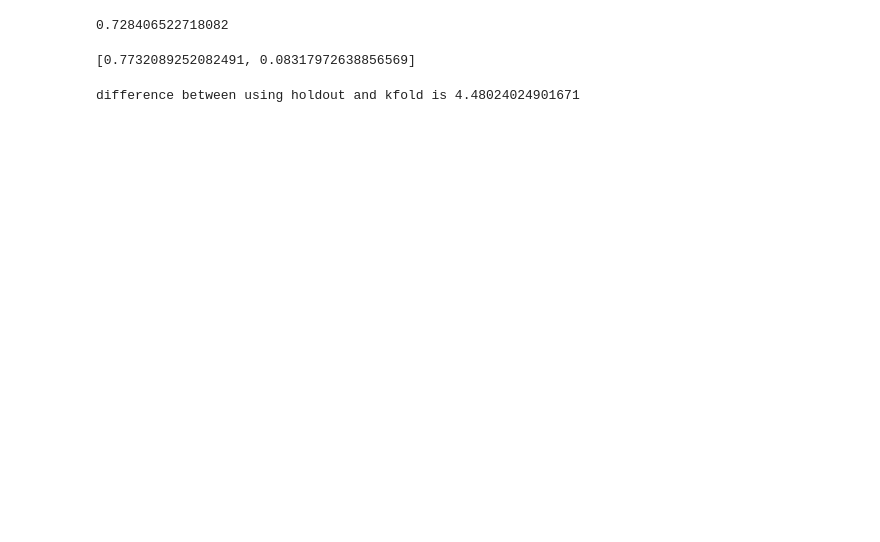
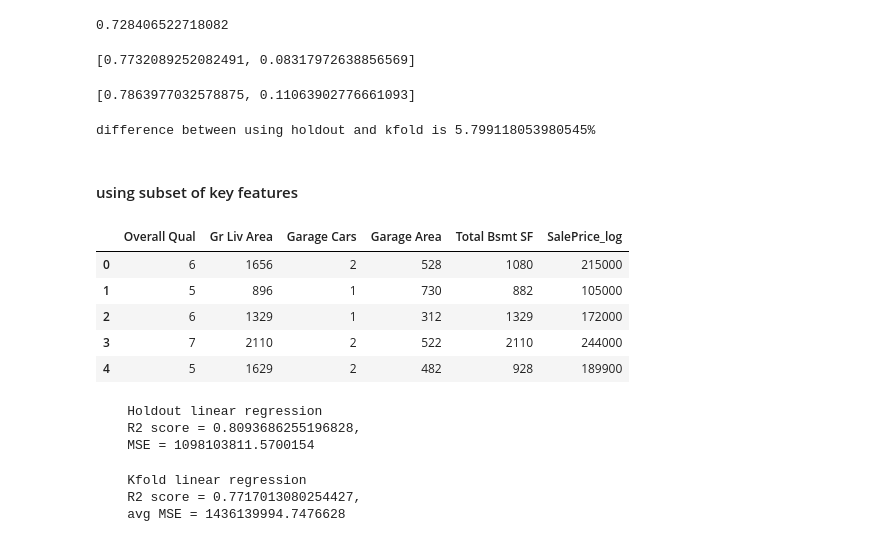
Before and after one commit to mmhverheijden/jads-discover-projects, a Jupyter notebook: ames-housing/exploratory_analysis.ipynb, the cells around one changed output. Drawn from its saved outputs; the diff is of its cells as text; code cells hidden in the pictures; blank space fills up the shorter version.

```diff
--- a/ames-housing/exploratory_analysis.ipynb
+++ b/ames-housing/exploratory_analysis.ipynb
@@ -191,6 +191,7 @@ df.SalePrice.hist(bins=16, legend=True)  # taken fom pieters example
 <Axes: >
 [figure]
 # %%
-df["log_Y"] = np.log(df[Y])
-df["log_Y"].hist(bins=calc_bins_sturges(df["log_Y"]))
+df["SalePrice_log"] = np.log(df[Y])
+df["SalePrice_log"].hist(bins=calc_bins_sturges(df["SalePrice_log"]))
+filled_df = df.copy()
 # %% [output]
@@ -325,10 +321,13 @@ sns.heatmap(corr_table)
+# %%
+# get the five mosst highly correlated featues as in relation to saleprice_log
+key_features = ["Overall Qual", "Gr Liv Area", "Garage Cars", "Garage Area", "Total Bsmt SF"]
 # %% [markdown]
 ## Exercise 5
 
 First model that is trained is a linear regression model.
 # %%
 # we wnat to predict the log value, since this has a better std compared to the normal salesprice, so it will be better on average because the normal salesprices has more outliers
-Y = "log_Y"
+Y = "SalePrice_log"
 filled_df[Y] = filled_df["SalePrice"]
 filled_df = filled_df.drop(columns=["SalePrice"])
 # %%
@@ -354,7 +359,66 @@ kfold_score = [np.mean(scores), np.std(scores)]
 print(kfold_score)
 # %% [output]
 [0.7732089252082491, 0.08317972638856569]
+# %%
+# using cross_val_score for cross validation (which underwater makes a KFold object)
+model = LinearRegression()
+scores = cross_val_score(model, X_df, y_df, n_jobs=-1)
+kfold_score = [np.mean(scores), np.std(scores)]
+print(kfold_score)
+# %% [output]
+[0.7863977032578875, 0.11063902776661093]
 # %%
-print(f"difference between using holdout and kfold is {(kfold_score[0] - holdout_score)*100}")
+print(f"difference between using holdout and kfold is {(kfold_score[0] - holdout_score)*100}%")
 # %% [output]
-difference between using holdout and kfold is 4.48024024901671
+difference between using holdout and kfold is 5.799118053980545%
+# %% [markdown]
+#### using subset of key features
+# %%
+y_df = filled_df.loc[:, filled_df.columns == Y]
+X_df = filled_df.loc[:, filled_df.columns.isin(key_features)]
+# show what the filtered full df looks like
+filled_df[key_features + [Y]].head()
+# %% [output]
+|  | Overall Qual | Gr Liv Area | Garage Cars | Garage Area | Total Bsmt SF | SalePrice_log |
+| 0 | 6 | 1656 | 2 | 528 | 1080 | 215000 |
+| 1 | 5 | 896 | 1 | 730 | 882 | 105000 |
+| 2 | 6 | 1329 | 1 | 312 | 1329 | 172000 |
+| 3 | 7 | 2110 | 2 | 522 | 2110 | 244000 |
+| 4 | 5 | 1629 | 2 | 482 | 928 | 189900 |
+# %%
+# using simple test/train split (holdout) using all features
+X_train, X_test, y_train, y_test = train_test_split(X_df, y_df, test_size=0.20, shuffle=False, random_state=SEED)
+
+model = LinearRegression().fit(X_train, y_train)
+
+y_pred = model.predict(X_test)
+print(
+    f"""
+    Holdout linear regression
+    R2 score = {model.score(X_test, y_test)},
+    MSE = {metrics.mean_squared_error(y_pred, y_test)}
+    """
+)
+# %% [output]
+    Holdout linear regression
+    R2 score = 0.8093686255196828,
+    MSE = 1098103811.5700154
+# %%
+# using kfold cross validation
+kf = KFold(n_splits=5, random_state=SEED, shuffle=True)
+model = LinearRegression()
+scores = cross_val_score(model, X_df, y_df, cv=kf, n_jobs=-1, scoring="neg_mean_squared_error")
+mse = -np.mean(scores)
+scores = cross_val_score(model, X_df, y_df, cv=kf, n_jobs=-1, scoring="r2")
+r2 = np.mean(scores)
+print(
+    f"""
+    Kfold linear regression
+    R2 score = {r2},
+    avg MSE = {mse}
+    """
+)
+# %% [output]
+    Kfold linear regression
+    R2 score = 0.7717013080254427,
+    avg MSE = 1436139994.7476628
```
Also changed, not shown: parts of 18 cells of this notebook.
